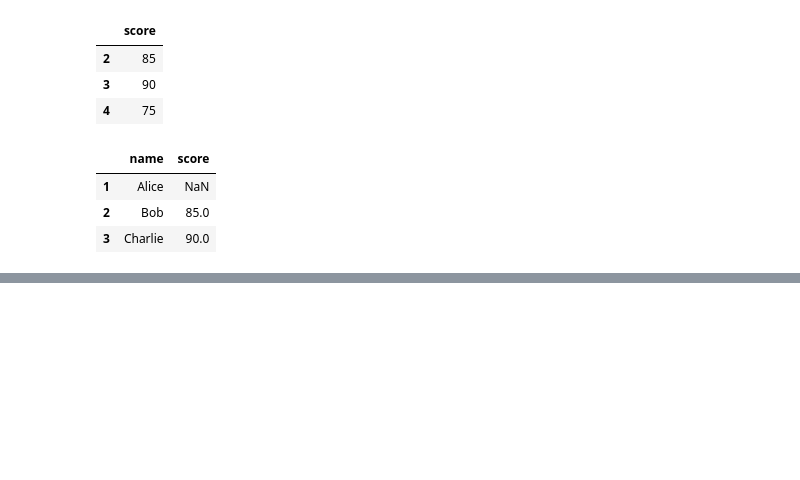
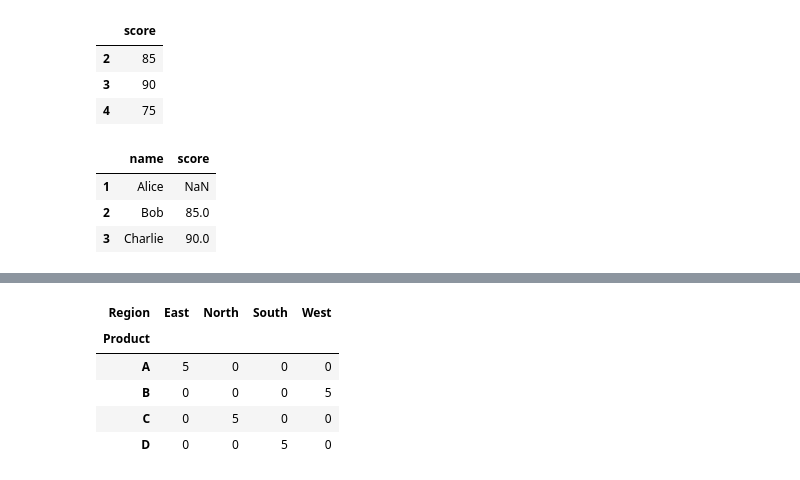
Before and after one commit to subhajit404/numpy-and-pandas-learning, a Jupyter notebook: pandas/pandas.ipynb, the cells around one changed output, grey strips where cells are left out. Drawn from its saved outputs; the diff is of its cells as text; code cells hidden in the pictures; blank space fills up the shorter version.

```diff
--- a/pandas/pandas.ipynb
+++ b/pandas/pandas.ipynb
@@ -240,0 +321,9 @@ df1.join(df2)
+# %%
+pd.crosstab(df['Product'],df['Region'])
+# %% [output]
+| Region | East | North | South | West |
+| Product |  |  |  |  |
+| A | 5 | 0 | 0 | 0 |
+| B | 0 | 0 | 0 | 5 |
+| C | 0 | 5 | 0 | 0 |
+| D | 0 | 0 | 5 | 0 |
```
Also changed, not shown: parts of 5 cells of this notebook.
